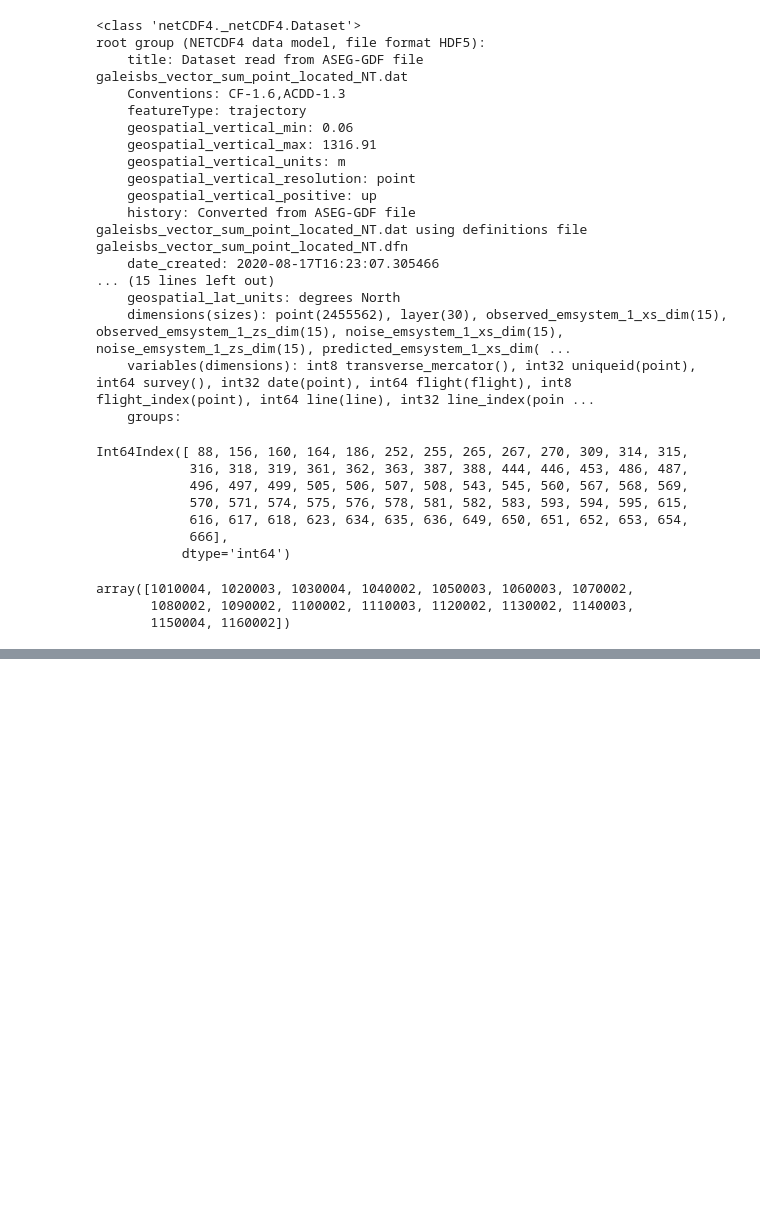
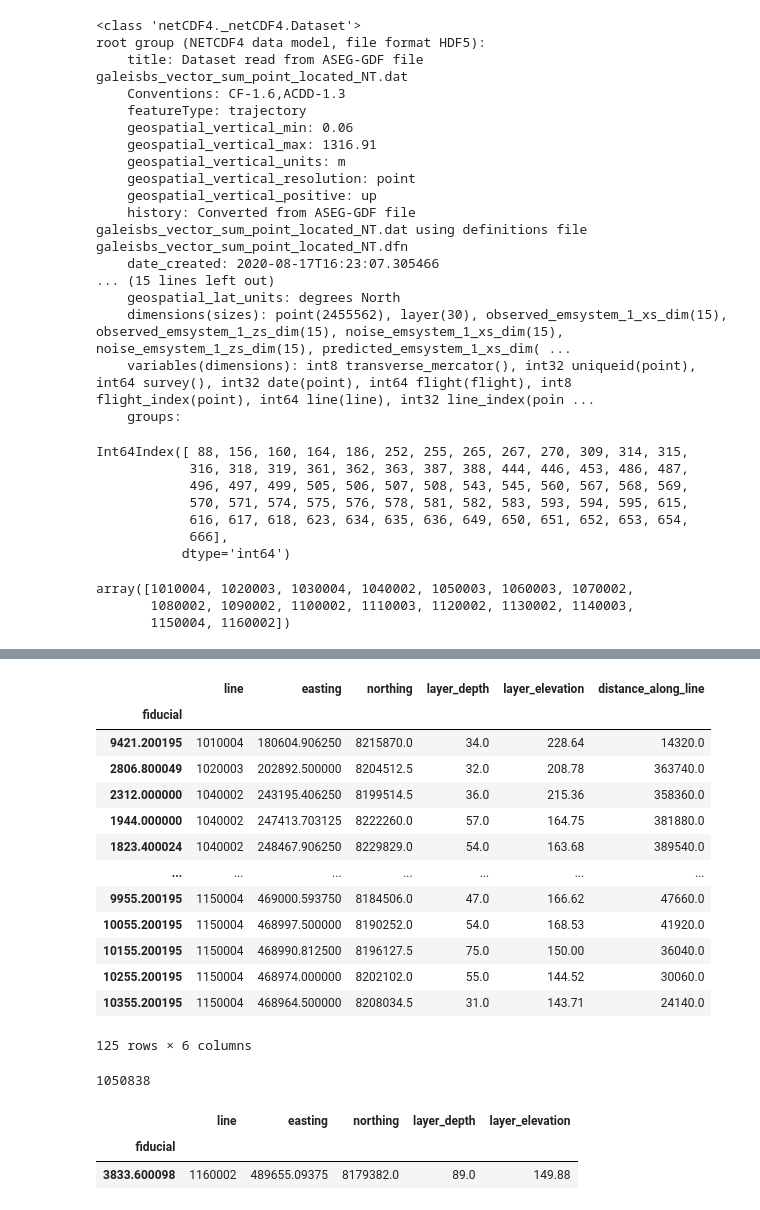
Before and after one commit to Neil-Symington/aem_interp_dash, a Jupyter notebook: notebooks/Daly_cret_picking.ipynb, the cells around one changed output, grey strips where cells are left out. Cells and saved outputs as stored; diff of their text form; code cells hidden in the pictures; blank space fills up the shorter version.

```diff
--- a/notebooks/Daly_cret_picking.ipynb
+++ b/notebooks/Daly_cret_picking.ipynb
@@ -300,8 +300,13 @@ Now we want to create a model boundary object for our interpreted surface. As wi
 import importlib
 importlib.reload(modelling_utils)
 
-surface = modelling_utils.modelled_boundary(name = 'Cretaceous-CLA interface - elevation')
+headings = ['fiducial', 'line', 'easting', 'northing', 'layer_depth', 'layer_elevation']
+outfile = "../../workshop_data/interpretation/AusAEM_interp_Cretaceous.csv"
 
+surface = modelling_utils.modelled_boundary(name = 'Cretaceous-CLA interface - elevation',
+                                            outfile_path = outfile,
+                                            interpreted_point_headings = headings)
+surface.interpreted_points = surface.interpreted_points.set_index('fiducial')
 # If we have an extent we can load that as an attribute
 infile = "../../workshop_data/interpretation/Cretaceous_extent.shp"
 
@@ -784,3 +905,24 @@ def conductivity_about_interface(point, bore, delta = 20.):
+# %%
+surface.interpreted_points
+# %% [output]
+|  | line | easting | northing | layer_depth | layer_elevation | distance_along_line |
+| fiducial |  |  |  |  |  |  |
+| 9421.200195 | 1010004 | 180604.906250 | 8215870.0 | 34.0 | 228.64 | 14320.0 |
+| 2806.800049 | 1020003 | 202892.500000 | 8204512.5 | 32.0 | 208.78 | 363740.0 |
+| 2312.000000 | 1040002 | 243195.406250 | 8199514.5 | 36.0 | 215.36 | 358360.0 |
+| 1944.000000 | 1040002 | 247413.703125 | 8222260.0 | 57.0 | 164.75 | 381880.0 |
+| 1823.400024 | 1040002 | 248467.906250 | 8229829.0 | 54.0 | 163.68 | 389540.0 |
+| ... | ... | ... | ... | ... | ... | ... |
+| 9955.200195 | 1150004 | 469000.593750 | 8184506.0 | 47.0 | 166.62 | 47660.0 |
+| 10055.200195 | 1150004 | 468997.500000 | 8190252.0 | 54.0 | 168.53 | 41920.0 |
+| 10155.200195 | 1150004 | 468990.812500 | 8196127.5 | 75.0 | 150.00 | 36040.0 |
+| 10255.200195 | 1150004 | 468974.000000 | 8202102.0 | 55.0 | 144.52 | 30060.0 |
+| 10355.200195 | 1150004 | 468964.500000 | 8208034.5 | 31.0 | 143.71 | 24140.0 |
+125 rows × 6 columns
+# %%
+points[5001]
+# %% [output]
+1050838
 # %%
 gdf['condplot'] = ''
 gdf['K_sig'] = np.nan
@@ -844,0 +949,6 @@ def pmap_click(event):
+# %%
+surface.interpreted_points[surface.interpreted_points['line'] == 1160002]
+# %% [output]
+|  | line | easting | northing | layer_depth | layer_elevation |
+| fiducial |  |  |  |  |  |
+| 3833.600098 | 1160002 | 489655.09375 | 8179382.0 | 89.0 | 149.88 |
```
Also changed, not shown: parts of 9 cells of this notebook, 1 other file.
